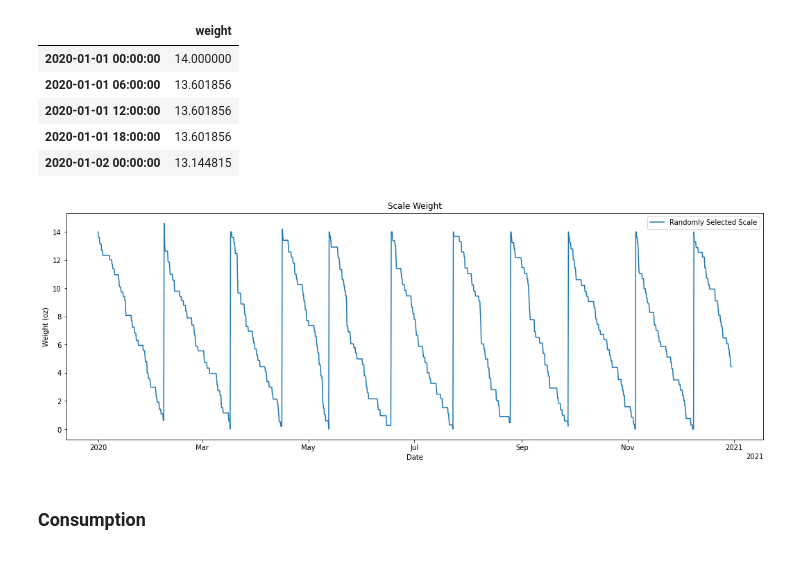
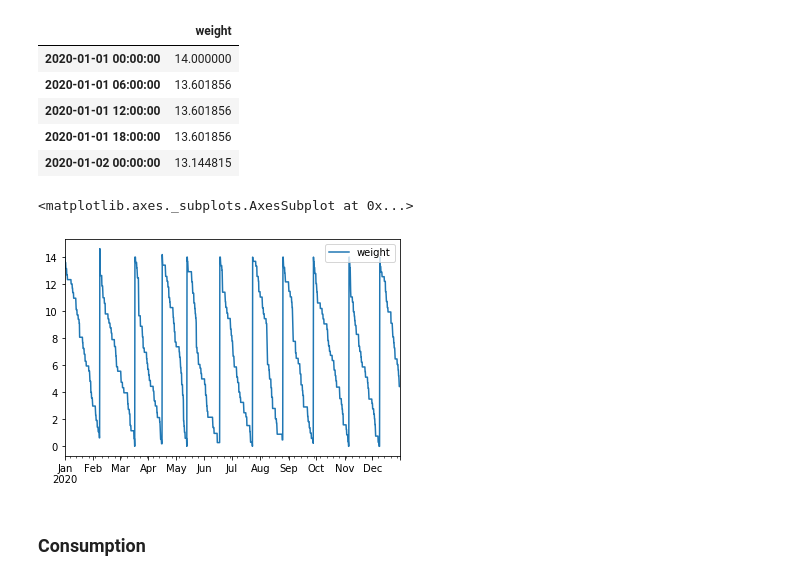
Before and after one commit to jbpauly/smart-simulation, a Jupyter notebook: smart_simulation/Notebooks/hypothesis_analysis.ipynb, the cells around one changed output. Drawn from its saved outputs; the diff is of its cells as text; code cells hidden in the pictures.

```diff
--- a/smart_simulation/Notebooks/hypothesis_analysis.ipynb
+++ b/smart_simulation/Notebooks/hypothesis_analysis.ipynb
@@ -31,17 +20,10 @@ from smart_simulation.cfg_templates.config import package_dir
 ### Connect to data
 # %%
 # Get path to raw weights data
-raw_data_path = (
-    pathlib.Path(package_dir) / "smart_simulation/outputs/simulations"
-)
-
-weights_path = raw_data_path / 'weights'
-
-servings_path = raw_data_path / 'servings'
+raw_data_path = pathlib.Path(package_dir) / 'smart_simulation/outputs/simulations/weights'
 
 # List all weights files
-weights_file_list = [p for p in weights_path.iterdir() if p.is_file()]
-servings_file_list = [p for p in servings_path.iterdir() if p.is_file()]
+flist = [p for p in raw_data_path.iterdir() if p.is_file()]
 # %% [markdown]
 ## Sample EDA
 # %% [markdown]
@@ -88,7 +42,8 @@ def plot_weights(dates, weights, title, sample_label, bar=False):
-# %%
-plot_weights(sample.index, sample.values, 'Scale Weight', 'Randomly Selected Scale', bar = False)
-# %% [output]
-[figure, removed]
+# %%
+sample.plot()
+# %% [output]
+<matplotlib.axes._subplots.AxesSubplot at 0x...>
+[figure, added]
 # %% [markdown]
 ### Consumption
 # %%
```
Also changed, not shown: parts of 123 cells of this notebook.
